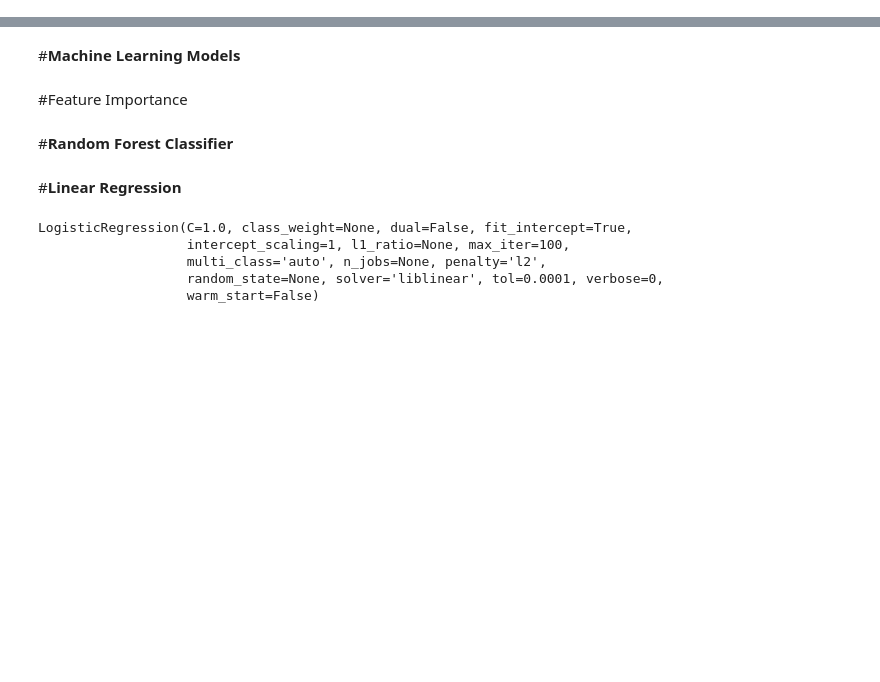
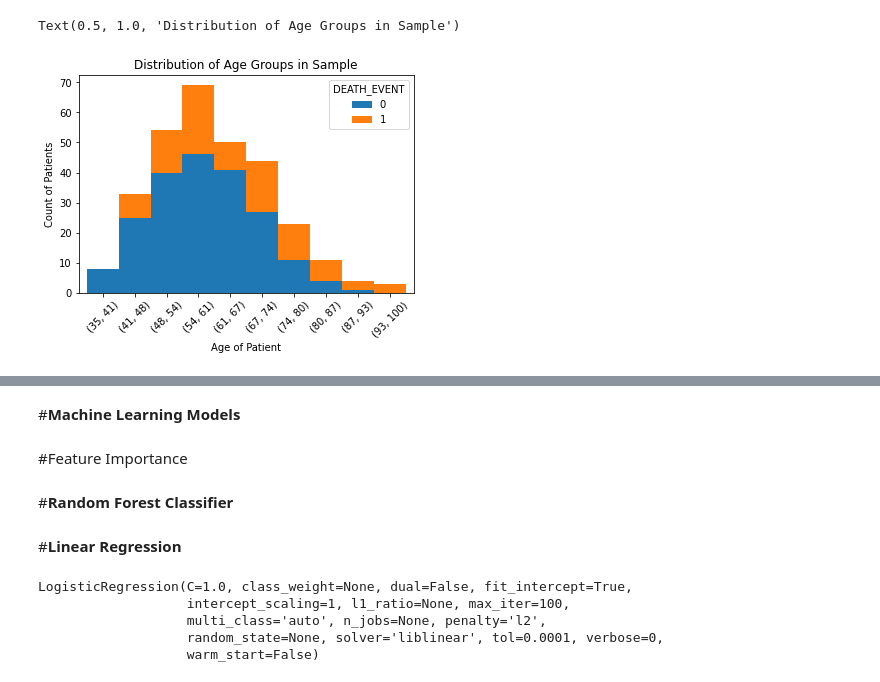
Before and after one commit to AntonioMoralCevallos/Predicting_Fatal_Heart_Failure-Project, a Jupyter notebook: Final_Deliverable_7b.ipynb, the cells around one changed output, grey strips where cells are left out. Drawn from its saved outputs; the diff is of its cells as text; code cells hidden in the pictures; blank space fills up the shorter version.

```diff
--- a/Final_Deliverable_7b.ipynb
+++ b/Final_Deliverable_7b.ipynb
@@ -59,0 +187,14 @@ clinical.info()
+# %%
+def hist(x):
+    h, e = np.histogram(x.dropna(), range=(35, 100))
+    e = e.astype(int)
+    return pd.Series(h, zip(e[:-1], e[1:]))
+
+kw = dict(stacked=True, width=1, rot=45)
+clinical.groupby('DEATH_EVENT').age.apply(hist).unstack(0).plot.bar(**kw)
+plt.xlabel('Age of Patient')
+plt.ylabel('Count of Patients')
+plt.title('Distribution of Age Groups in Sample',)
+# %% [output]
+Text(0.5, 1.0, 'Distribution of Age Groups in Sample')
+[figure, added]
```
Also changed, not shown: parts of 37 cells of this notebook.
